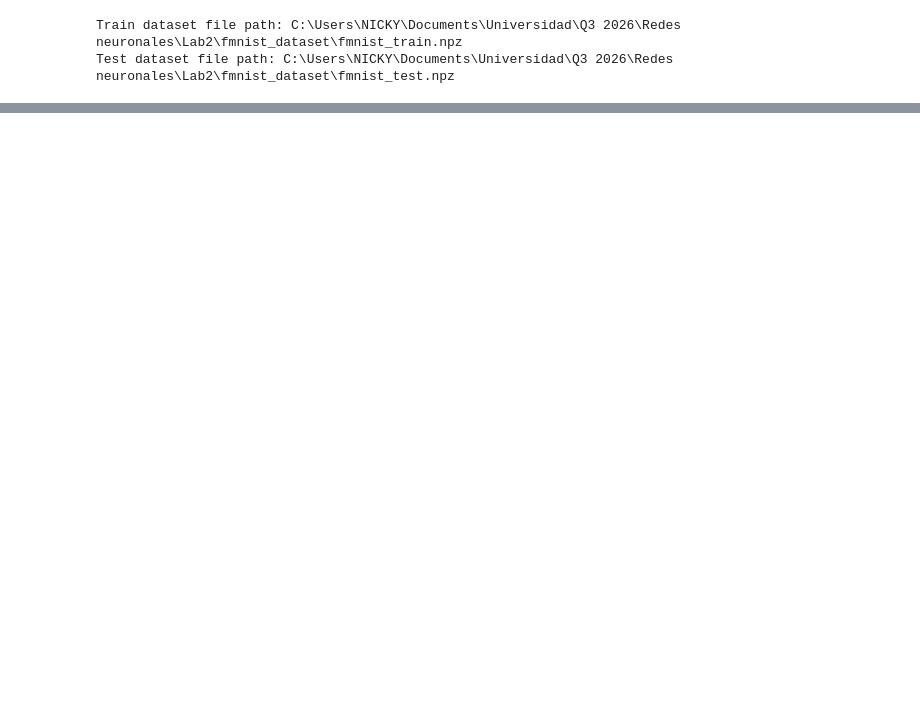
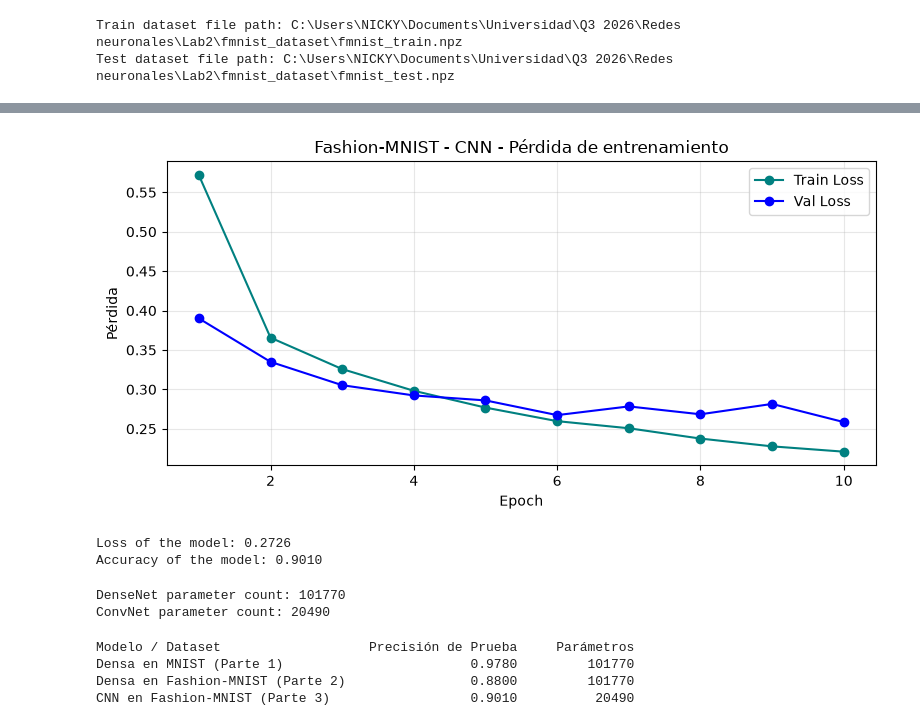
Before and after one commit to nicky18-txt/lab2_redesNeuronales, a Jupyter notebook: main.ipynb, the cells around one changed output, grey strips where cells are left out. Saved outputs shown, nothing was run; the diff lists cells and outputs as text; code cells hidden in the pictures; blank space fills up the shorter version.

Commit message:
Parte 3 y 4

```diff
--- a/main.ipynb
+++ b/main.ipynb
@@ -290,0 +296,28 @@ Fashion-MNIST (Parte 2)                  0.8686
+# %%
+train_dataset = TensorDataset(X_train_img_tensor, Y_train_tensor)
+val_dataset = TensorDataset(X_val_img_tensor, Y_val_tensor)
+test_dataset = TensorDataset(X_test_img_tensor, Y_test_tensor)
+
+train_loader = DataLoader(train_dataset, batch_size=BATCH_SIZE, shuffle=True)
+val_loader = DataLoader(val_dataset, batch_size=BATCH_SIZE, shuffle=False)
+test_loader = DataLoader(test_dataset, batch_size=BATCH_SIZE, shuffle=False)
+# %%
+class ConvNet(nn.Module):
+    def __init__ (self):
+        super (ConvNet, self).__init__()
+        self.conv1 = nn.Conv2d(in_channels=1, out_channels=16, kernel_size=3, padding=1)
+        self.conv2 = nn.Conv2d(in_channels=16, out_channels=32, kernel_size=3, padding=1)
+        self.pool = nn.MaxPool2d(kernel_size=2)
+
+        self.fc_out = nn.Linear(32*7*7, 10)
+
+    def forward(self, x):
+        output = self.pool(F.relu(self.conv1(x)))
+        output = self.pool(F.relu(self.conv2(output)))
+        output = output.view(output.size(0), -1)
+        output = self.fc_out(output)
+        return output
+# %%
+model = ConvNet()
+loss_function = nn.CrossEntropyLoss()
+optimizer = optim.Adam(model.parameters(), lr=0.001)
@@ -290,0 +370,50 @@ Fashion-MNIST (Parte 2)                  0.8686
+# %%
+epochs = range(1, epoch_count + 1)
+
+plt.figure(figsize=(8, 4))
+plt.plot(epochs, train_loss_history, marker="o", color="teal", label="Train Loss")
+plt.plot(epochs, val_loss_history, marker="o", color="blue", label="Val Loss")
+plt.xlabel("Epoch")
+plt.ylabel("Pérdida")
+plt.title("Fashion-MNIST - CNN - Pérdida de entrenamiento")
+plt.legend()
+plt.grid(alpha=0.3)
+plt.tight_layout()
+plt.show()
+# %% [output]
+[figure, added]
+# %%
+model.eval()
+with torch.no_grad():
+    preds = model(X_test_img_tensor)
+    loss = loss_function(preds, Y_test_tensor).item()
+    predicted_classes = torch.argmax(preds, dim=1)
+    accuracy = (predicted_classes == Y_test_tensor).float().mean().item()
+
+cnn_accuracy = accuracy
+cnn_test_loss = loss
+
+print(f"Loss of the model: {loss:.4f}")
+print(f"Accuracy of the model: {accuracy:.4f}")
+# %% [output]
+Loss of the model: 0.2726
+Accuracy of the model: 0.9010
+# %%
+dense_param_count = sum(p.numel() for p in DenseNet().parameters())
+cnn_param_count = sum(p.numel() for p in model.parameters())
+
+print(f"DenseNet parameter count: {dense_param_count}")
+print(f"ConvNet parameter count: {cnn_param_count}")
+# %% [output]
+DenseNet parameter count: 101770
+ConvNet parameter count: 20490
+# %%
+print(f"{'Modelo / Dataset':<32}{'Precisión de Prueba':>22}{'Parámetros':>15}")
+print(f"{'Densa en MNIST (Parte 1)':<32}{mnist_accuracy:>22.4f}{dense_param_count:>15}")
+print(f"{'Densa en Fashion-MNIST (Parte 2)':<32}{fmnist_accuracy:>22.4f}{dense_param_count:>15}")
+print(f"{'CNN en Fashion-MNIST (Parte 3)':<32}{cnn_accuracy:>22.4f}{cnn_param_count:>15}")
+# %% [output]
+Modelo / Dataset                   Precisión de Prueba     Parámetros
+Densa en MNIST (Parte 1)                        0.9780         101770
+Densa en Fashion-MNIST (Parte 2)                0.8800         101770
+CNN en Fashion-MNIST (Parte 3)                  0.9010          20490
```
Also changed, not shown: parts of 15 cells of this notebook.
